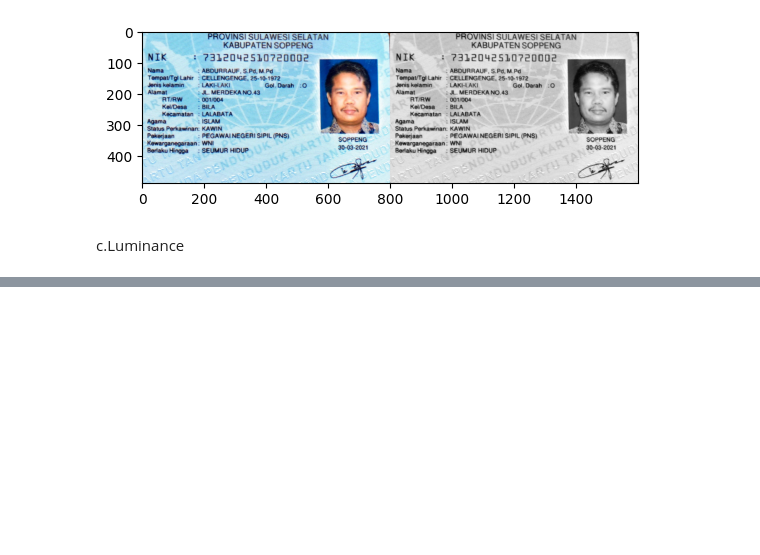
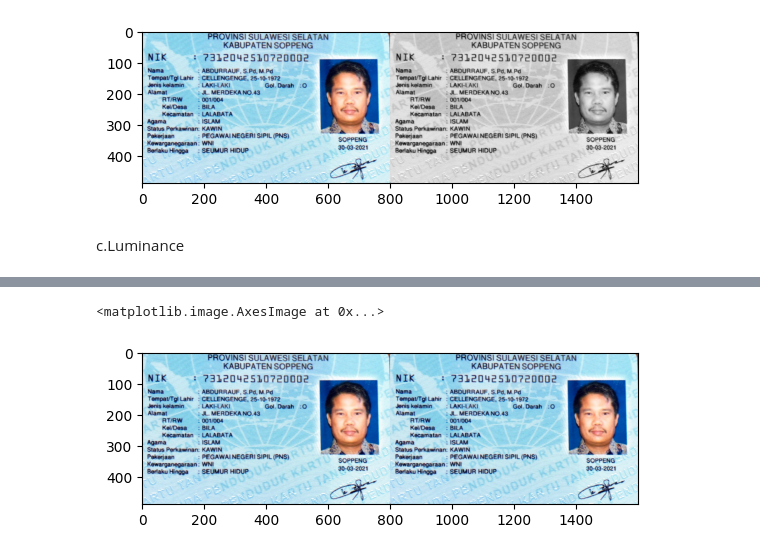
Before and after one commit to ImmarGaneru/PCVK_Ganjil_2024, a Jupyter notebook: Week3.ipynb, the cells around one changed output, grey strips where cells are left out. Cells and saved outputs as stored; diff of their text form; code cells hidden in the pictures; blank space fills up the shorter version.

```diff
--- a/Week3.ipynb
+++ b/Week3.ipynb
@@ -159,0 +166,16 @@ plt.imshow(final_frame)
+# %%
+gray_blue = cv.cvtColor(ktp, cv.COLOR_BGR2RGB)
+gray_blue = np.zeros(ktp.shape, ktp.dtype)
+r, g, b = cv.split(ktp)
+
+gray_g = (g * 0.299 + g * 0.587 + g * 0.114).astype(np.uint8)
+gray_r = (r * 0.299 + r * 0.587 + r * 0.114).astype(np.uint8)
+
+gray_blue = cv.merge([gray_r, gray_g, b])
+
+final_frame = cv.hconcat((ktp, gray_blue))
+plt.imshow(final_frame)
+#
+# %% [output]
+<matplotlib.image.AxesImage at 0x...>
+[figure, added]
```
Also changed, not shown: parts of 3 cells of this notebook.
